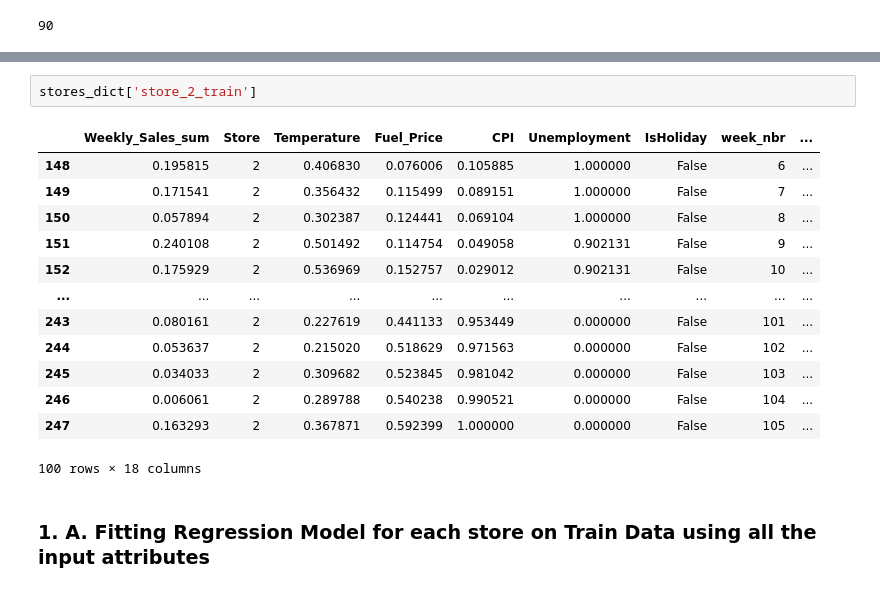
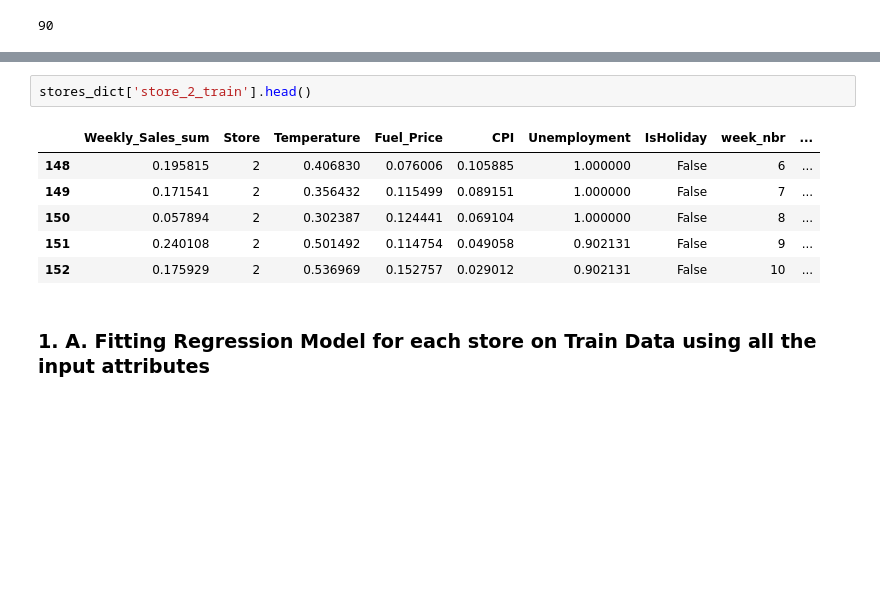
Before and after one commit to bhavish2207/RETAIL-SALES-FORECASTING-using-Recurrent-Neural-Networks, a Jupyter notebook: Regression_Store_Lvl_Forecast.ipynb, the cells around one changed output, grey strips where cells are left out. Drawn from its saved outputs; the diff is of its cells as text; blank space fills up the shorter version.

```diff
--- a/Regression_Store_Lvl_Forecast.ipynb
+++ b/Regression_Store_Lvl_Forecast.ipynb
@@ -152,19 +124,12 @@ stores_dict['store_1_test']
 # %%
-stores_dict['store_2_train']
+stores_dict['store_2_train'].head()
 # %% [output]
 |  | Weekly_Sales_sum | Store | Temperature | Fuel_Price | CPI | Unemployment | IsHoliday | week_nbr | ... |
 | 148 | 0.195815 | 2 | 0.406830 | 0.076006 | 0.105885 | 1.000000 | False | 6 | ... |
 | 149 | 0.171541 | 2 | 0.356432 | 0.115499 | 0.089151 | 1.000000 | False | 7 | ... |
 | 150 | 0.057894 | 2 | 0.302387 | 0.124441 | 0.069104 | 1.000000 | False | 8 | ... |
 | 151 | 0.240108 | 2 | 0.501492 | 0.114754 | 0.049058 | 0.902131 | False | 9 | ... |
 | 152 | 0.175929 | 2 | 0.536969 | 0.152757 | 0.029012 | 0.902131 | False | 10 | ... |
-| ... | ... | ... | ... | ... | ... | ... | ... | ... | ... |
-| 243 | 0.080161 | 2 | 0.227619 | 0.441133 | 0.953449 | 0.000000 | False | 101 | ... |
-| 244 | 0.053637 | 2 | 0.215020 | 0.518629 | 0.971563 | 0.000000 | False | 102 | ... |
-| 245 | 0.034033 | 2 | 0.309682 | 0.523845 | 0.981042 | 0.000000 | False | 103 | ... |
-| 246 | 0.006061 | 2 | 0.289788 | 0.540238 | 0.990521 | 0.000000 | False | 104 | ... |
-| 247 | 0.163293 | 2 | 0.367871 | 0.592399 | 1.000000 | 0.000000 | False | 105 | ... |
-100 rows × 18 columns
 # %% [markdown]
 ### 1. A. Fitting Regression Model for each store on Train Data using all the input attributes
 # %%
```
Also changed, not shown: parts of 2 cells of this notebook.
